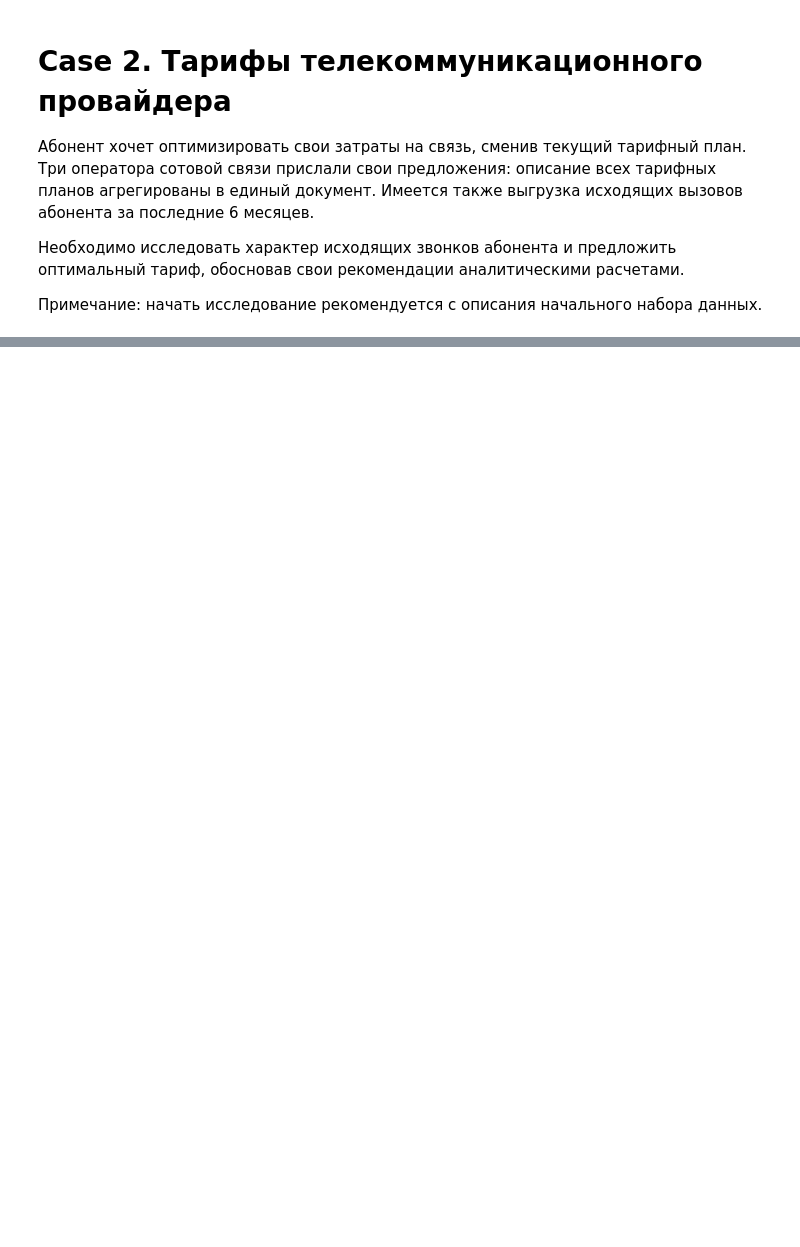
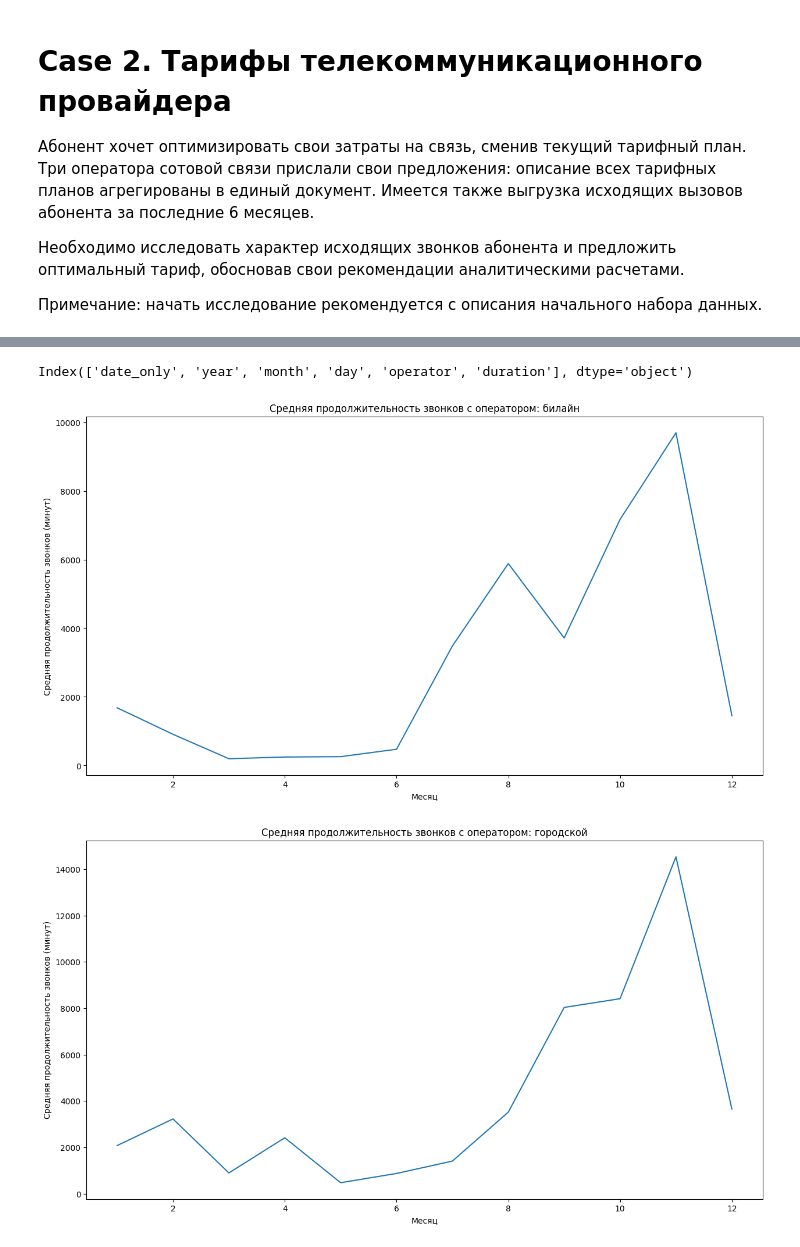
Before and after one commit to ybezginova2016/case_studies_da, a Jupyter notebook: 2. Telecom/main_2_Telecom.ipynb, the cells around one changed output, grey strips where cells are left out. Cells and saved outputs as stored; diff of their text form; code cells hidden in the pictures; blank space fills up the shorter version.

```diff
--- a/2. Telecom/main_2_Telecom.ipynb
+++ b/2. Telecom/main_2_Telecom.ipynb
@@ -25,0 +185,4 @@ d.head(10)
+# %%
+resampled = df.groupby(['operator', pd.Grouper(key='date_only', freq='1M')])['duration'].sum().reset_index()
+
+resampled
@@ -25,0 +203,14 @@ d.head(10)
+# %%
+def make_features(data, column):
+    # convert index to datetime
+    data.index = pd.to_datetime(data[column])
+
+    # creating new features
+    data['year'] = data.index.year
+    data['month'] = data.index.month
+    data['day'] = data.index.day
+
+    return data
+# %%
+data_features = make_features(resampled, 'date_only')
+data_features
@@ -25,0 +236,3 @@ d.head(10)
+# %%
+d_new = data_features[['date_only', 'year', 'month', 'day', 'operator', 'duration']]
+d_new
@@ -25,0 +254,24 @@ d.head(10)
+# %%
+d_new.columns
+# %% [output]
+Index(['date_only', 'year', 'month', 'day', 'operator', 'duration'], dtype='object')
+# %%
+# group the data by operator and month and calculate the mean duration for each combination
+monthly_data = d_new.groupby(['operator', 'month'])['duration'].sum()
+
+# iterate over each operator and plot their duration over time
+for operator in monthly_data.index.levels[0]:
+    plt.figure(figsize=(15, 8))  # set the figsize for each plot
+    operator_data = monthly_data[operator]
+    plt.plot(operator_data.index, operator_data.values, label=operator)
+
+    # set labels and title for each subplot
+    plt.xlabel('Месяц')
+    plt.ylabel('Средняя продолжительность звонков (минут)')
+    plt.title(f'Средняя продолжительность звонков с оператором: {operator}')
+
+    # show the plot for each operator
+    plt.show();
+# %% [output]
+[figure, added]
+[figure, added]
```
Also changed, not shown: parts of 32 cells of this notebook, 1 other file.
